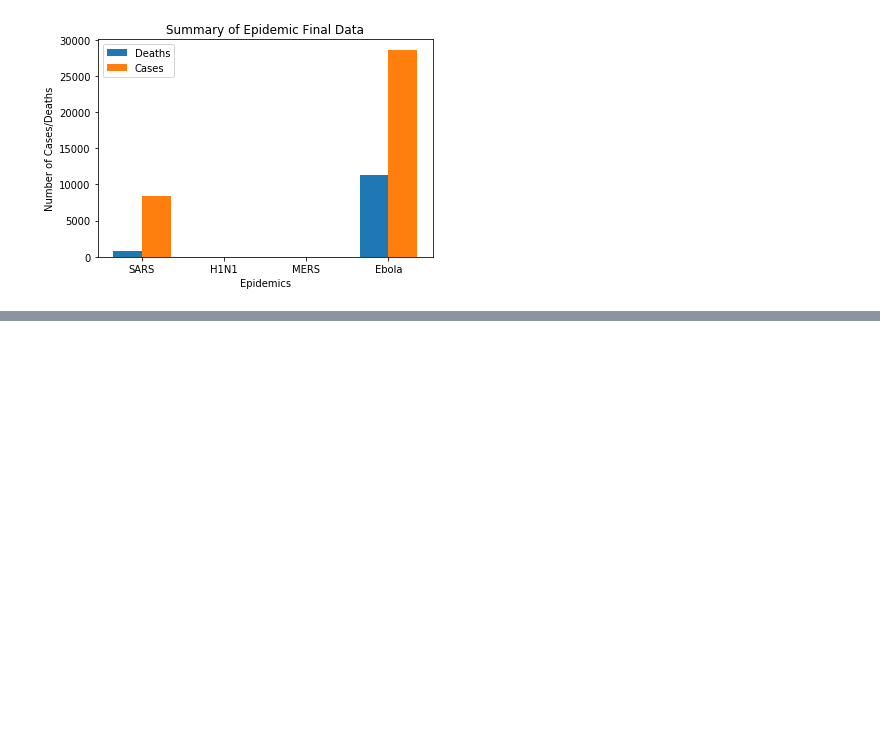
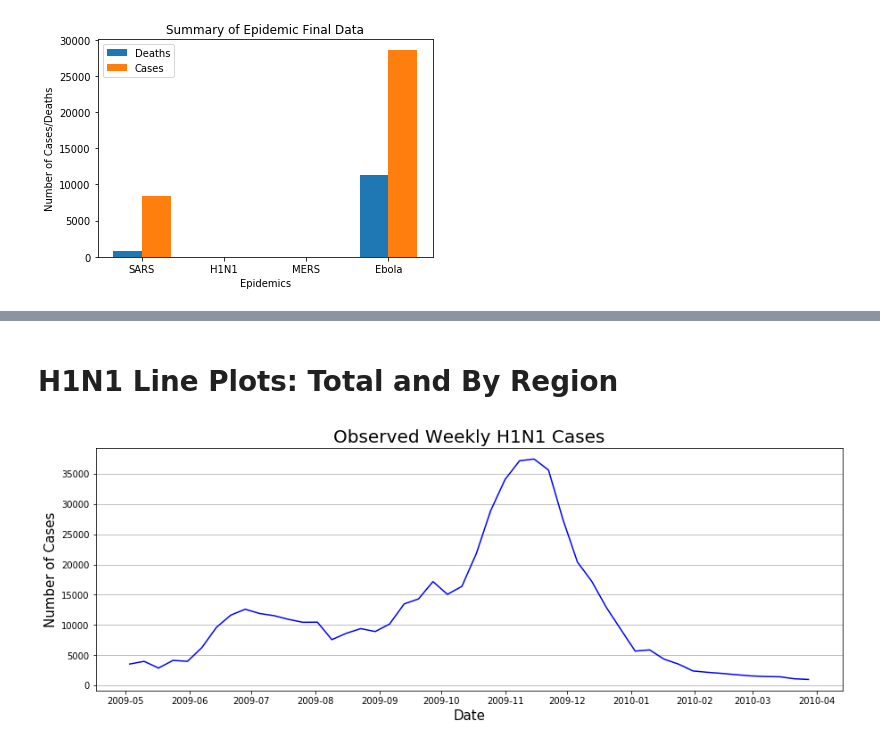
Before and after one commit to vbhakta27/group3, a Jupyter notebook: Project1.ipynb, the cells around one changed output, grey strips where cells are left out. Drawn from its saved outputs; the diff is of its cells as text; code cells hidden in the pictures; blank space fills up the shorter version.

```diff
--- a/Project1.ipynb
+++ b/Project1.ipynb
@@ -931,0 +965,5 @@ plt.show()
+# %%
+# replace NaN values with 0's
+trimmed_flu_data = trimmed_flu_data.fillna(0)
+
+trimmed_flu_data
@@ -931,0 +984,30 @@ plt.show()
+# %% [markdown]
+# H1N1 Line Plots: Total and By Region
+# %%
+#Code here is used to plot Total Observed Weekly H1N1 Cases:
+
+#group trimmed flu data by EDATE
+who_total = trimmed_flu_data.groupby(["EDATE"])
+
+#grab sum
+who_vol = who_total["H1N1_Cases"].sum()
+
+#reset index
+who_vol.sort_index(inplace = True)
+
+#plot data
+plt.figure(figsize = (15,5))
+main_plot = plt.plot( who_vol, color = "blue", label = "Cases")
+plt.tick_params(axis = 'both', labelsize = 10)
+
+ax = plt.axes()
+
+#set titles and axis labels
+plt.title("Observed Weekly H1N1 Cases", fontsize = 20)
+plt.ylabel("Number of Cases", fontsize = 15)
+plt.xlabel("Date", fontsize = 15)
+plt.grid(axis = 'y')
+plt.savefig("plots/total_observed_h1n1_cases.png")
+plt.show()
+# %% [output]
+[figure, added]
```
Also changed, not shown: parts of 19 cells of this notebook, 6 other files.
